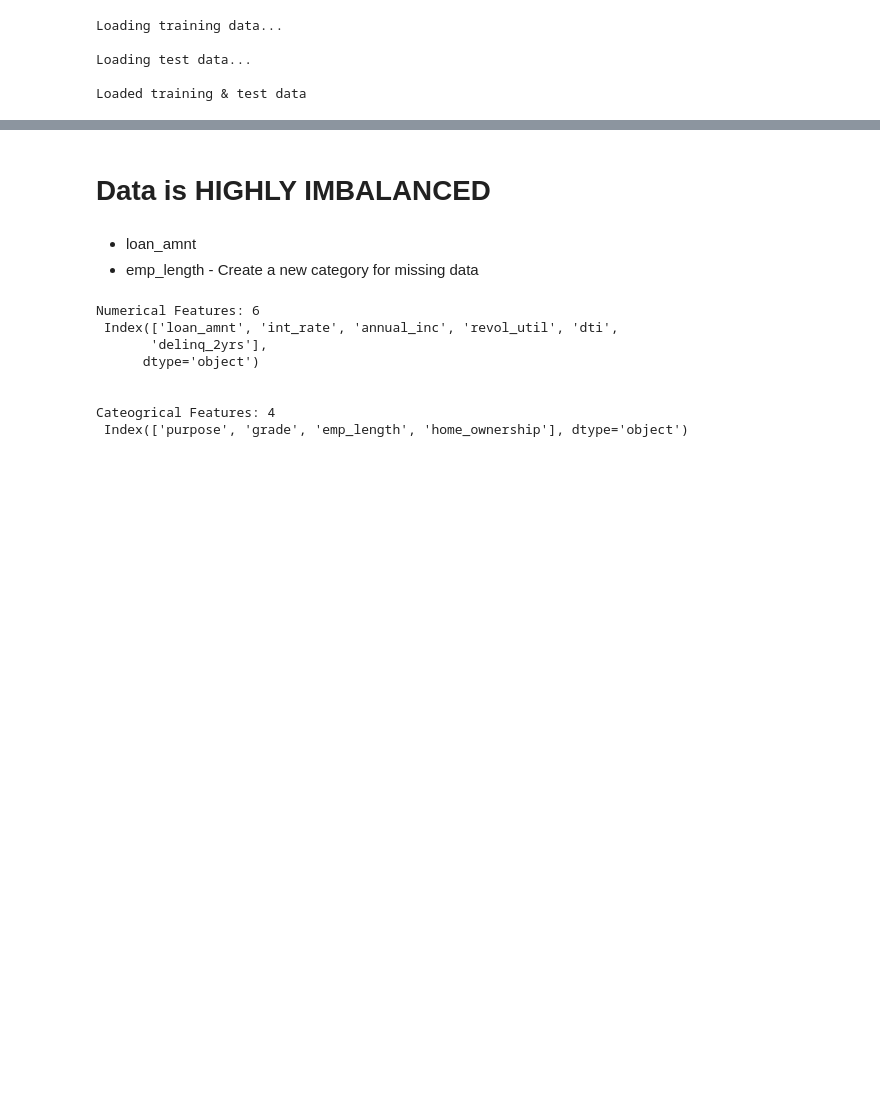
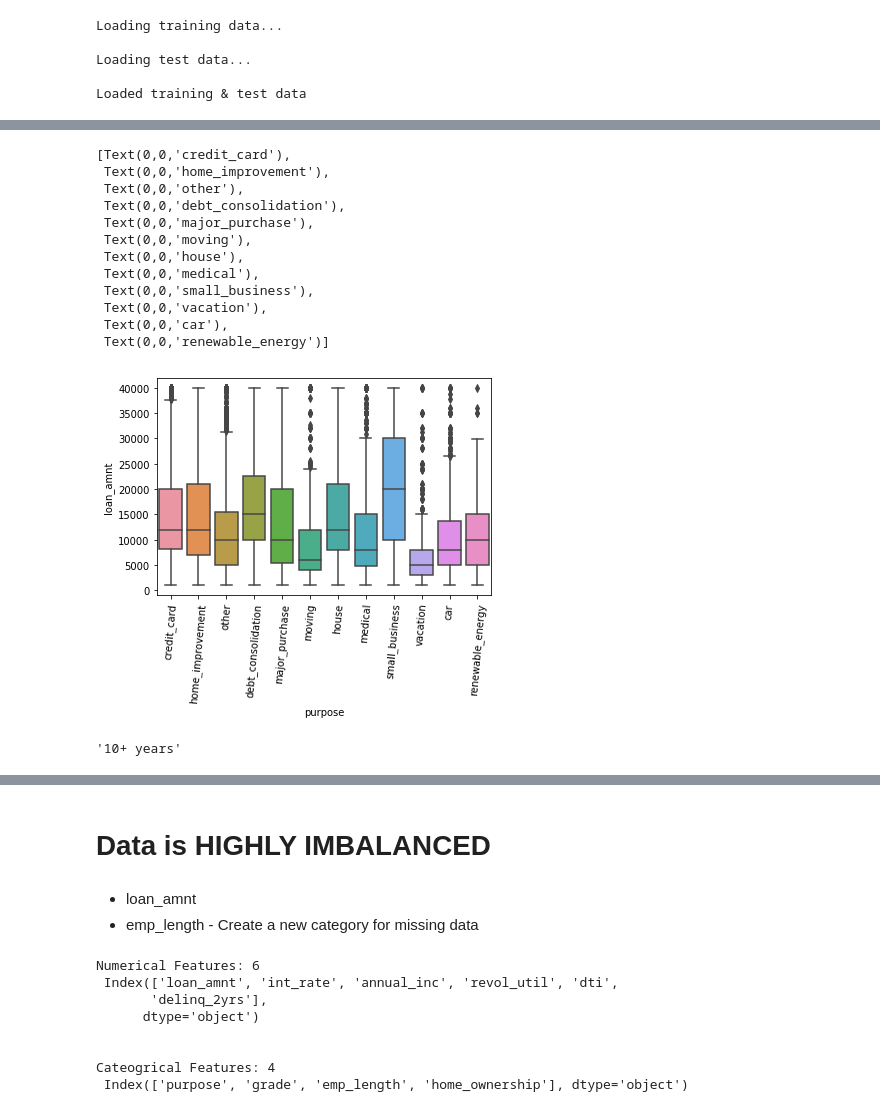
Before and after one commit to sandhyaparna/Projects, a Jupyter notebook: Predict Late Payers/predict-late-payers.ipynb, the cells around one changed output, grey strips where cells are left out. Drawn from its saved outputs; the diff is of its cells as text; code cells hidden in the pictures; blank space fills up the shorter version.

```diff
--- a/Predict Late Payers/predict-late-payers.ipynb
+++ b/Predict Late Payers/predict-late-payers.ipynb
@@ -138,0 +260,21 @@ Name: home_ownership, dtype: int64
+# %%
+chart = sns.boxplot(x="purpose", y="loan_amnt", data=X_train)
+chart.set_xticklabels(chart.get_xticklabels(), rotation=85)
+# %% [output]
+[Text(0,0,'credit_card'),
+ Text(0,0,'home_improvement'),
+ Text(0,0,'other'),
+ Text(0,0,'debt_consolidation'),
+ Text(0,0,'major_purchase'),
+ Text(0,0,'moving'),
+ Text(0,0,'house'),
+ Text(0,0,'medical'),
+ Text(0,0,'small_business'),
+ Text(0,0,'vacation'),
+ Text(0,0,'car'),
+ Text(0,0,'renewable_energy')]
+[figure, added]
+# %%
+emp_length_mode[0]
+# %% [output]
+'10+ years'
```
Also changed, not shown: parts of 11 cells of this notebook.
